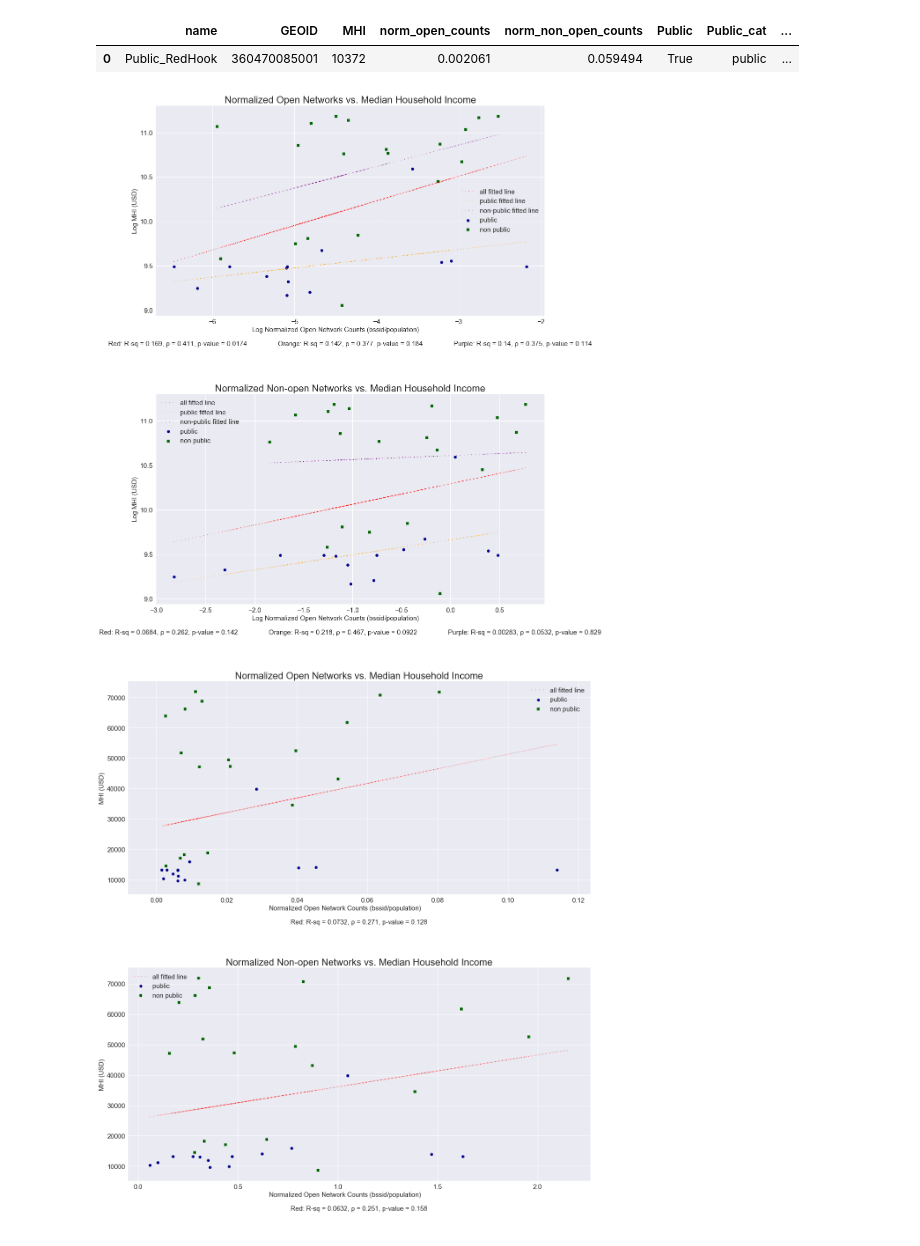
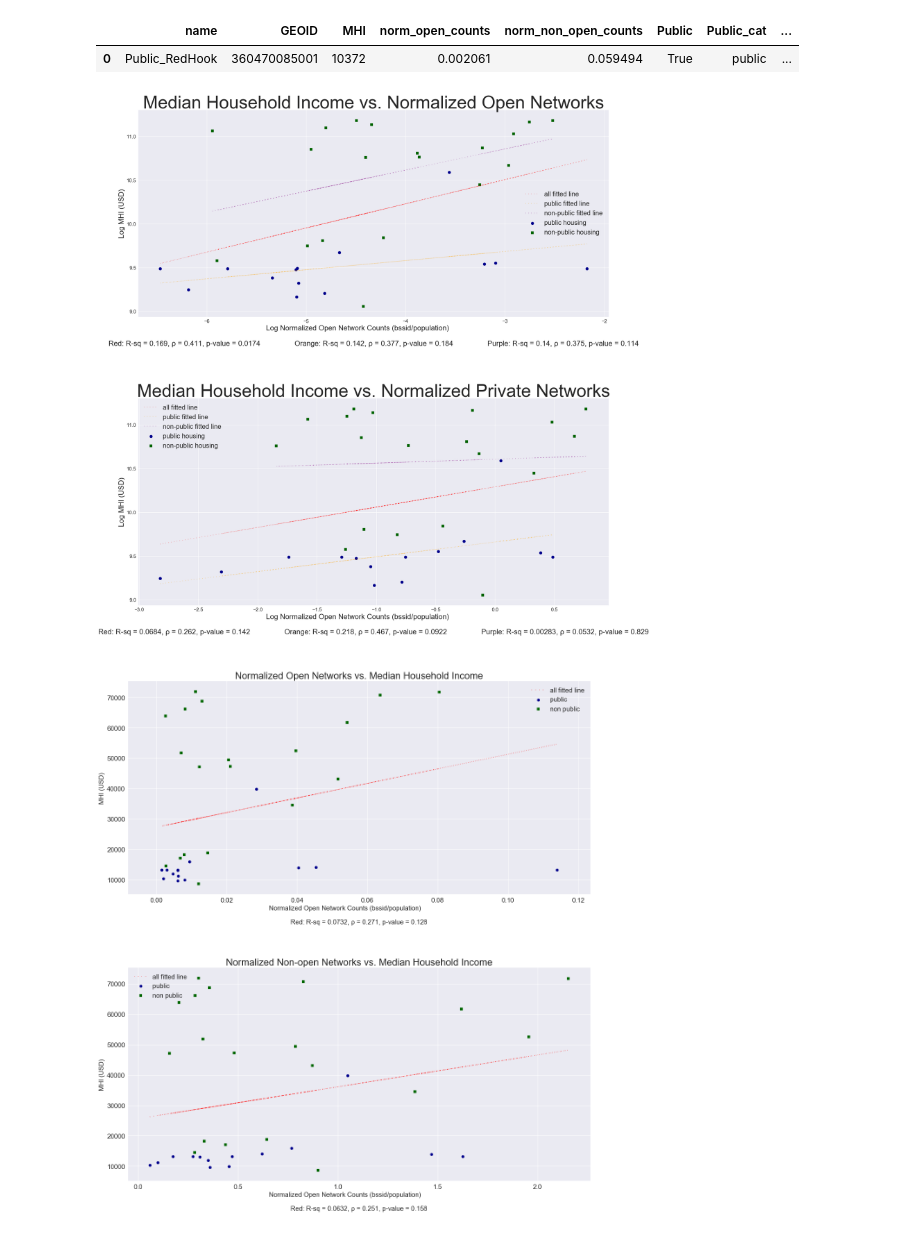
Before and after one commit to cor215/WiFind2017, a Jupyter notebook: Final Analysis - Wifind.ipynb, the cells around one changed output. Drawn from its saved outputs; the diff is of its cells as text; code cells hidden in the pictures.

```diff
--- a/Final Analysis - Wifind.ipynb
+++ b/Final Analysis - Wifind.ipynb
@@ -1851,57 +1851,57 @@ scatter_plot.head(1)
 ax1 = plt.subplot(2,1,1)
 
 scatter_plot[scatter_plot.Public_cat == "public"].plot(kind='scatter', title ="Open Networks in Public vs. Non-public Residential Areas", \
-                   figsize=(16, 18), legend=True, fontsize=15, x='log_norm_open_counts', \
-                  y='log_MHI', s=40, color='DarkBlue',\
-                      label='public', ax=ax1, marker="o")
+                   figsize=(24, 24), legend=True, fontsize=15, x='log_norm_open_counts', \
+                  y='log_MHI', s=80, color='DarkBlue',\
+                      label='public housing', ax=ax1, marker="o")
 scatter_plot[scatter_plot.Public_cat == "non-public"].plot(kind='scatter', title ="Open Networks in Public vs. Non-public Residential Areas", \
-                   figsize=(16, 18), legend=True, fontsize=15, x='log_norm_open_counts', \
-                  y='log_MHI', s=40, color='DarkGreen',\
-                      label='non public', ax=ax1, marker="s")
+                   figsize=(24, 24), legend=True, fontsize=15, x='log_norm_open_counts', \
+                  y='log_MHI', s=80, color='DarkGreen',\
+                      label='non-public housing', ax=ax1, marker="s")
 plt.plot(X_open.log_norm_open_counts, predictions1_open, color="red", linestyle='--', dashes=(.3, 4), label="all fitted line")
 plt.plot(X_open_public.log_norm_open_counts, predictions1_open_public, color="orange", linestyle='--', dashes=(.3, 4), label="public fitted line")
 plt.plot(X_non_open_public.log_norm_open_counts, predictions1_non_open_public, color="purple", linestyle='--', dashes=(.3, 4), label="non-public fitted line")
 
-ax1.set_title("Normalized Open Networks vs. Median Household Income",fontsize=22)
+ax1.set_title("Median Household Income vs. Normalized Open Networks",fontsize=54)
 ax1.set_xlabel("Log Normalized Open Network Counts (bssid/population)\
                 \n\nRed: R-sq = {:.3}, ρ = {:.3}, p-value = {:.3} \
                 Orange: R-sq = {:.3}, ρ = {:.3}, p-value = {:.3} \
                 Purple: R-sq = {:.3}, ρ = {:.3}, p-value = {:.3}\n\n\n\n".format(model1_open.rsquared,r1_open[0],r1_open[1],\
                                                   model1_open_public.rsquared,r1_open_public[0],r1_open_public[1],\
-                                                  model1_non_open_public.rsquared,r1_non_open_public[0],r1_non_open_public[1]), fontsize=15)
-ax1.set_ylabel("Log MHI (USD)", fontsize=15)
+                                                  model1_non_open_public.rsquared,r1_non_open_public[0],r1_non_open_public[1]), fontsize=22)
+ax1.set_ylabel("Log MHI (USD)", fontsize=22)
 #ax1.set_yscale("log")
 #ax1.set_xscale("log")
 
-plt.legend(fontsize=15)
+plt.legend(fontsize=20)
 plt.tight_layout()
 
 ax2 = plt.subplot(2,1,2)
 
 scatter_plot[scatter_plot.Public_cat == "public"].plot(kind='scatter', title ="Non-Open Networks in Public vs. Non-public Residential Areas", \
-                   figsize=(16, 18), legend=True, fontsize=15, x='log_norm_non_open_counts', y='log_MHI', s=40,\
-                       color='DarkBlue', label='public', ax=ax2, marker="o")
+                   figsize=(24, 24), legend=True, fontsize=15, x='log_norm_non_open_counts', y='log_MHI', s=80,\
+                       color='DarkBlue', label='public housing', ax=ax2, marker="o")
 scatter_plot[scatter_plot.Public_cat == "non-public"].plot(kind='scatter', title ="Non-Open Networks in Public vs. Non-public Residential Areas", \
-                   figsize=(16, 18), legend=True, fontsize=15, x='log_norm_non_open_counts', y='log_MHI', s=40,\
-                       color='DarkGreen', label='non public', ax=ax2, marker="s")
+                   figsize=(24, 24), legend=True, fontsize=15, x='log_norm_non_open_counts', y='log_MHI', s=80,\
+                       color='DarkGreen', label='non-public housing', ax=ax2, marker="s")
 plt.plot(X2_non_open.log_norm_non_open_counts, predictions2_non_open, color="red", linestyle='--', dashes=(.3, 4), label="all fitted line")
 plt.plot(X2_non_open_public.log_norm_non_open_counts, predictions2_non_open_public, color="orange", linestyle='--', dashes=(.3, 4), label="public fitted line")
 plt.plot(X2_non_open_non_public.log_norm_non_open_counts, predictions2_non_open_non_public, color="purple", linestyle='--', dashes=(.3, 4), label="non-public fitted line")
 
-ax2.set_title("Normalized Non-open Networks vs. Median Household Income",fontsize=22)
+ax2.set_title("Median Household Income vs. Normalized Private Networks",fontsize=54)
 ax2.set_xlabel("Log Normalized Open Network Counts (bssid/population)\
                 \n\nRed: R-sq = {:.3}, ρ = {:.3}, p-value = {:.3} \
                 Orange: R-sq = {:.3}, ρ = {:.3}, p-value = {:.3} \
                 Purple: R-sq = {:.3}, ρ = {:.3}, p-value = {:.3}\n\n".format(model2_non_open.rsquared,r2_non_open[0],r2_non_open[1],\
                                                   model2_non_open_public.rsquared,r2_non_open_public[0],r2_non_open_public[1],\
-                                                  model2_non_open_non_public.rsquared,r2_non_open_non_public[0],r2_non_open_non_public[1]), fontsize=15)
-ax2.set_ylabel("Log MHI (USD)", fontsize=15)
+                                                  model2_non_open_non_public.rsquared,r2_non_open_non_public[0],r2_non_open_non_public[1]), fontsize=22)
+ax2.set_ylabel("Log MHI (USD)", fontsize=22)
 #ax2.set_yscale("log")
 #ax2.set_xscale("log")
-plt.legend(fontsize=15)
+plt.legend(fontsize=20)
 plt.tight_layout()
 # %% [output]
-[figure, old version]
+[figure, new version]
 # %%
 # Without logging the data
 # %%
```
Also changed, not shown: parts of 16 cells of this notebook.
